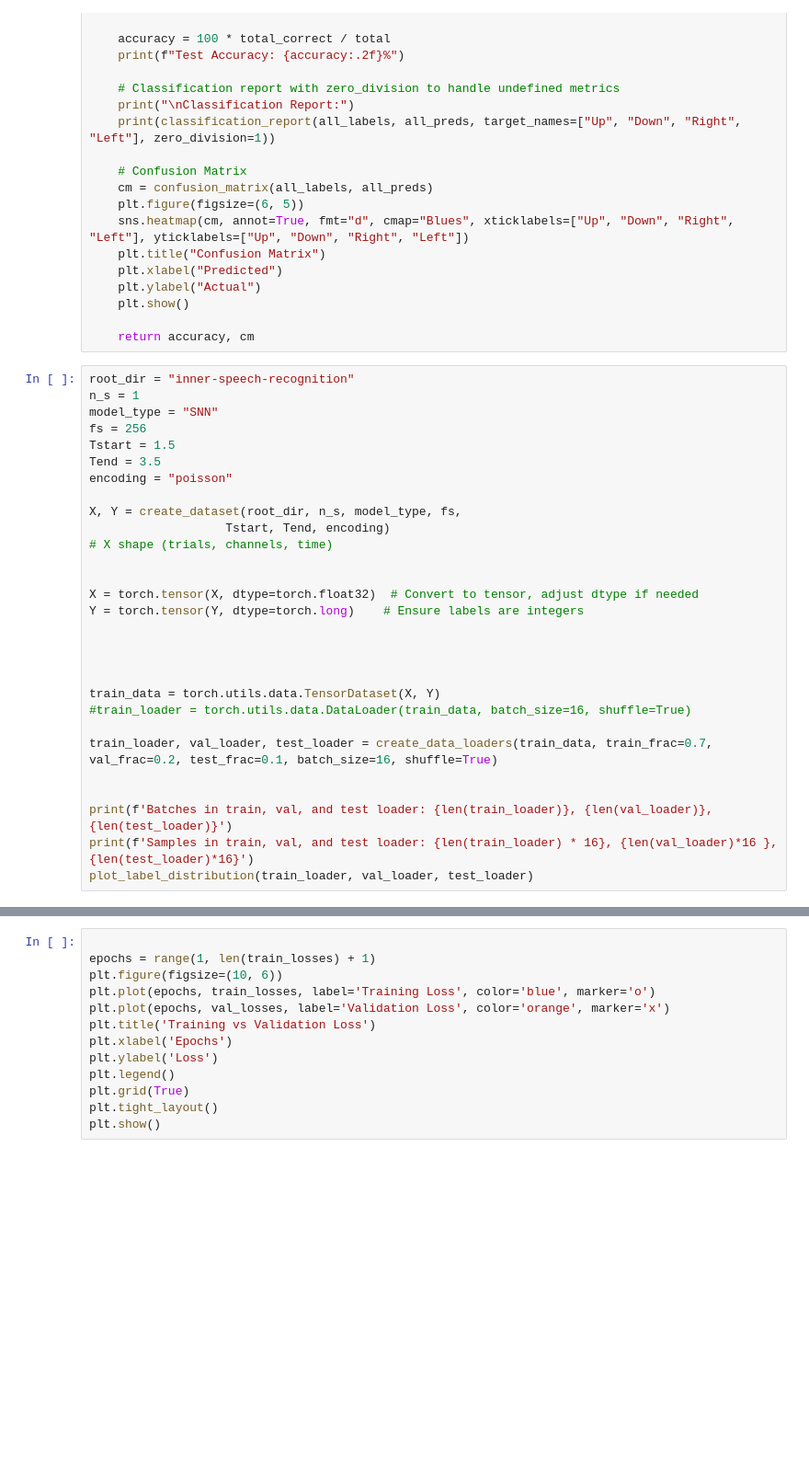
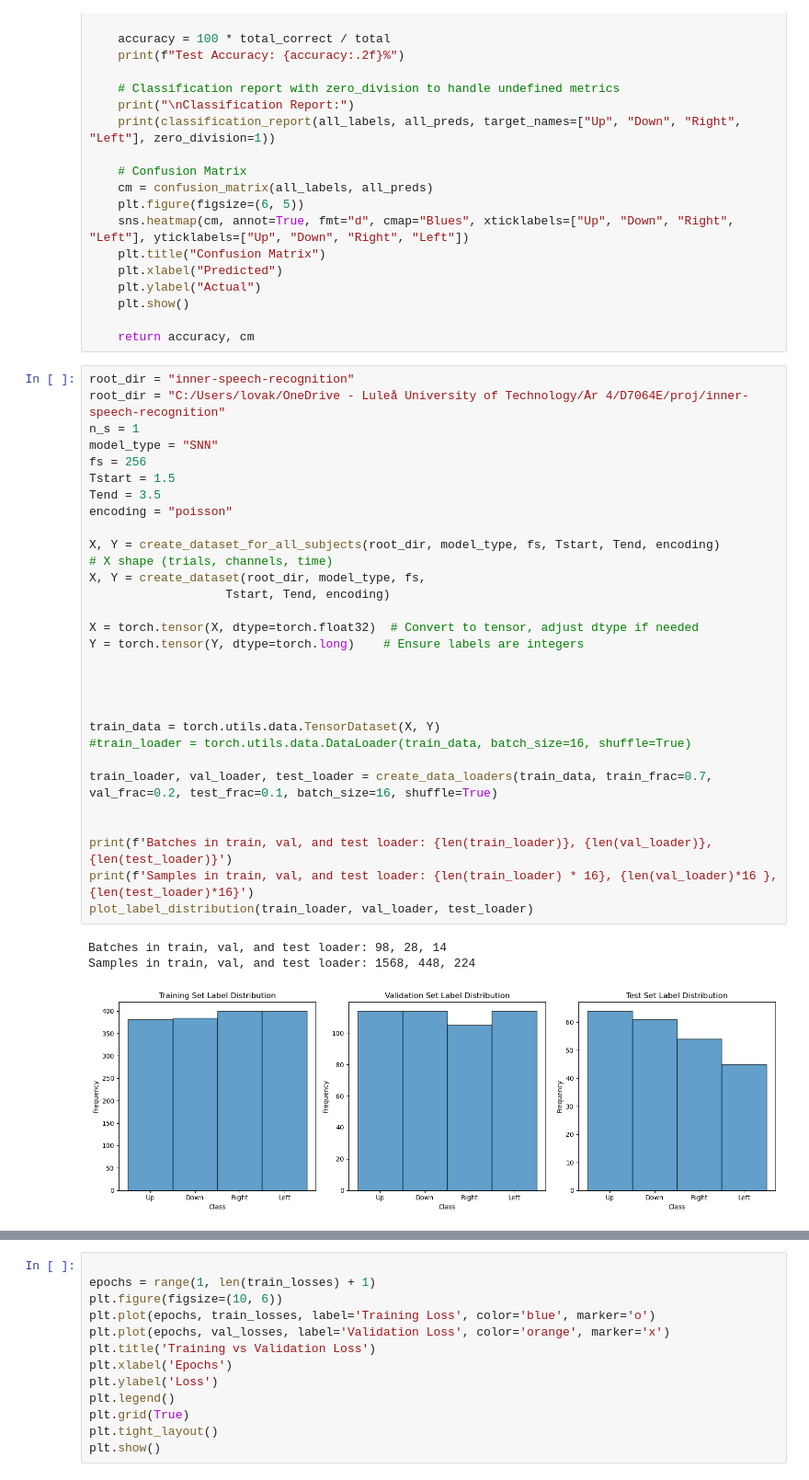
Before and after one commit to TheoHem/eeg_classification, a Jupyter notebook: Simple_SNN.ipynb, the cells around one changed output, grey strips where cells are left out. Shown at 92% size. Saved outputs shown, nothing was run; the diff lists cells and outputs as text; blank space fills up the shorter version.

```diff
--- a/Simple_SNN.ipynb
+++ b/Simple_SNN.ipynb
@@ -320,32 +320,37 @@ def test_snn(model, test_loader, device):
     return accuracy, cm
 # %%
 root_dir = "inner-speech-recognition"
+root_dir = "C:/Users/lovak/OneDrive - Luleå University of Technology/År 4/D7064E/proj/inner-speech-recognition"
 n_s = 1
 model_type = "SNN"
 fs = 256
 Tstart = 1.5
 Tend = 3.5
 encoding = "poisson"
 
-X, Y = create_dataset(root_dir, n_s, model_type, fs,
+X, Y = create_dataset_for_all_subjects(root_dir, model_type, fs, Tstart, Tend, encoding)
+# X shape (trials, channels, time)
+X, Y = create_dataset(root_dir, model_type, fs,
                    Tstart, Tend, encoding)
-# X shape (trials, channels, time)
-
 
 X = torch.tensor(X, dtype=torch.float32)  # Convert to tensor, adjust dtype if needed
 Y = torch.tensor(Y, dtype=torch.long)    # Ensure labels are integers
 
 
 
 
 train_data = torch.utils.data.TensorDataset(X, Y)
 #train_loader = torch.utils.data.DataLoader(train_data, batch_size=16, shuffle=True)
 
 train_loader, val_loader, test_loader = create_data_loaders(train_data, train_frac=0.7, val_frac=0.2, test_frac=0.1, batch_size=16, shuffle=True)
 
 
 print(f'Batches in train, val, and test loader: {len(train_loader)}, {len(val_loader)}, {len(test_loader)}')
 print(f'Samples in train, val, and test loader: {len(train_loader) * 16}, {len(val_loader)*16 }, {len(test_loader)*16}')
 plot_label_distribution(train_loader, val_loader, test_loader)
+# %% [output]
+Batches in train, val, and test loader: 98, 28, 14
+Samples in train, val, and test loader: 1568, 448, 224
+[figure, added]
 # %%
 input_size = X.shape[1]  # Number of channels
```
Also changed, not shown: parts of 2 cells of this notebook, 2 other files.
